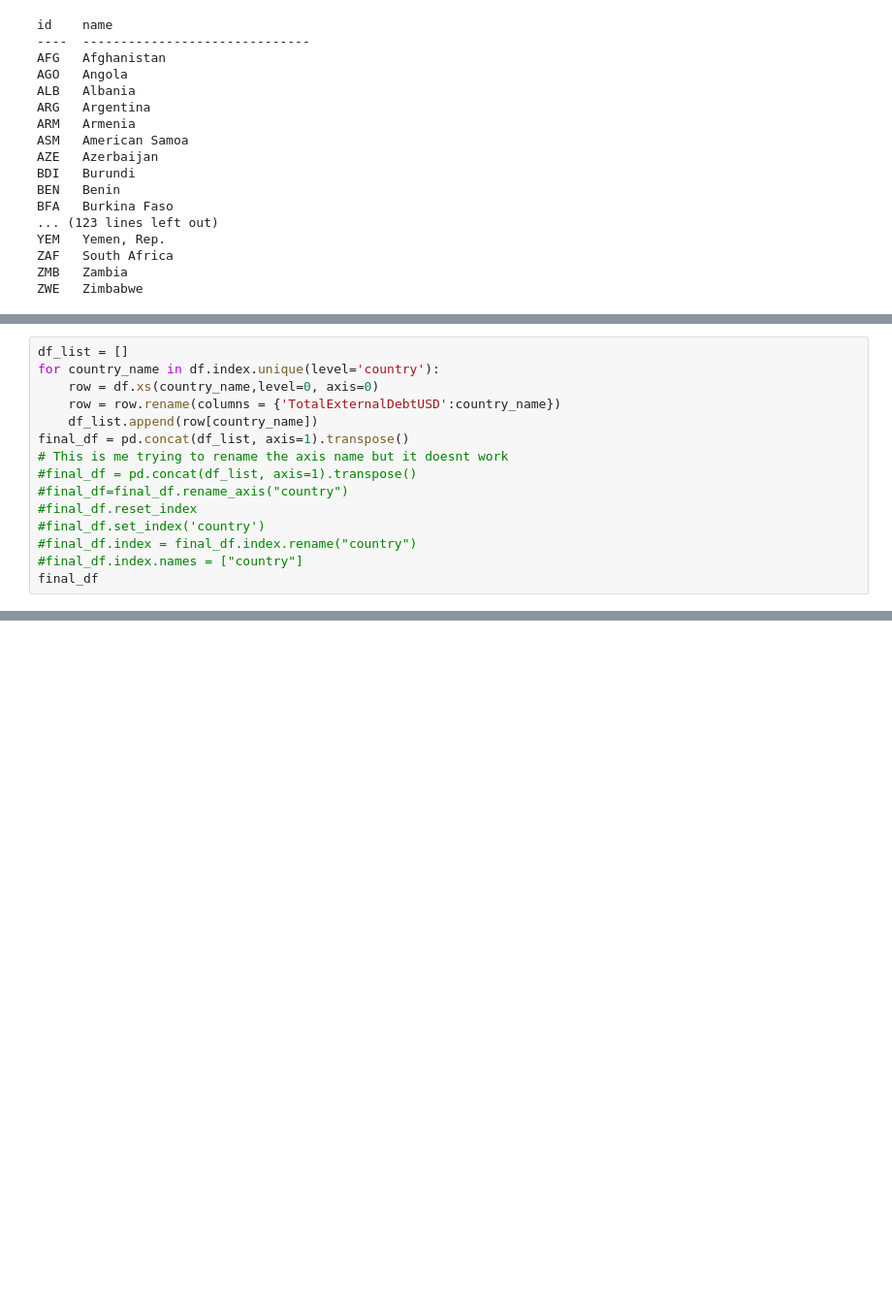
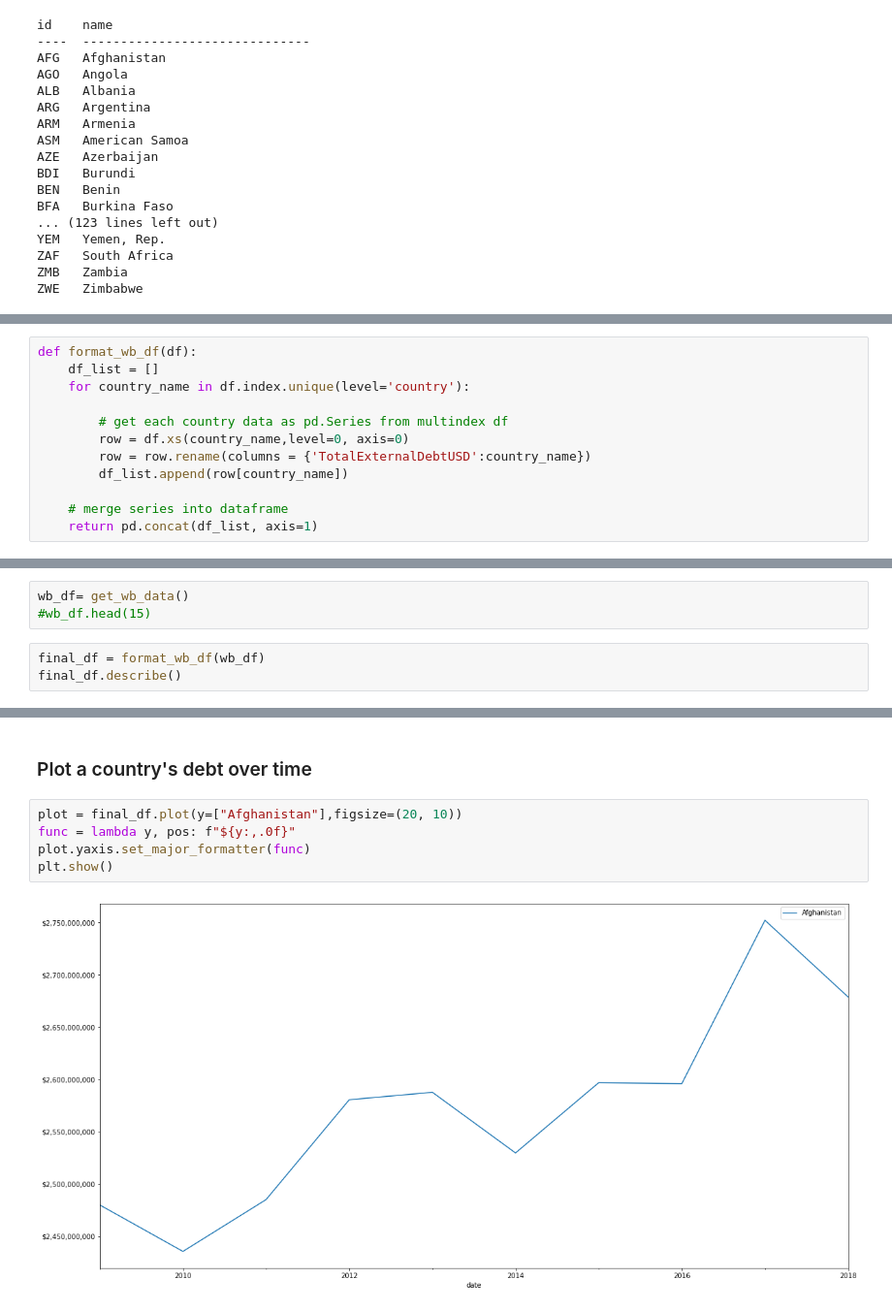
Before and after one commit to a7u7a/blokis-intl-debt, a Jupyter notebook: get-debt.ipynb, the cells around one changed output, grey strips where cells are left out. Shown at 97% size. Saved outputs shown, nothing was run; the diff lists cells and outputs as text; blank space fills up the shorter version.

Commit message:
plot

```diff
--- a/get-debt.ipynb
+++ b/get-debt.ipynb
@@ -93,15 +73,12 @@ For each country name
 # %%
-df_list = []
-for country_name in df.index.unique(level='country'):
-    row = df.xs(country_name,level=0, axis=0)
-    row = row.rename(columns = {'TotalExternalDebtUSD':country_name})
-    df_list.append(row[country_name])
-final_df = pd.concat(df_list, axis=1).transpose()
-# This is me trying to rename the axis name but it doesnt work
-#final_df = pd.concat(df_list, axis=1).transpose()
-#final_df=final_df.rename_axis("country")
-#final_df.reset_index
-#final_df.set_index('country')
-#final_df.index = final_df.index.rename("country")
-#final_df.index.names = ["country"]
-final_df
+def format_wb_df(df):
+    df_list = []
+    for country_name in df.index.unique(level='country'):
+
+        # get each country data as pd.Series from multindex df
+        row = df.xs(country_name,level=0, axis=0)
+        row = row.rename(columns = {'TotalExternalDebtUSD':country_name})
+        df_list.append(row[country_name])
+
+    # merge series into dataframe
+    return pd.concat(df_list, axis=1)
@@ -121,0 +85,6 @@ final_df
+# %%
+wb_df= get_wb_data()
+#wb_df.head(15)
+# %%
+final_df = format_wb_df(wb_df)
+final_df.describe()
@@ -121,0 +102,9 @@ final_df
+# %% [markdown]
+### Plot a country's debt over time
+# %%
+plot = final_df.plot(y=["Afghanistan"],figsize=(20, 10))
+func = lambda y, pos: f"${y:,.0f}"
+plot.yaxis.set_major_formatter(func)
+plt.show()
+# %% [output]
+[figure, added]
```
Also changed, not shown: parts of 6 cells of this notebook.
